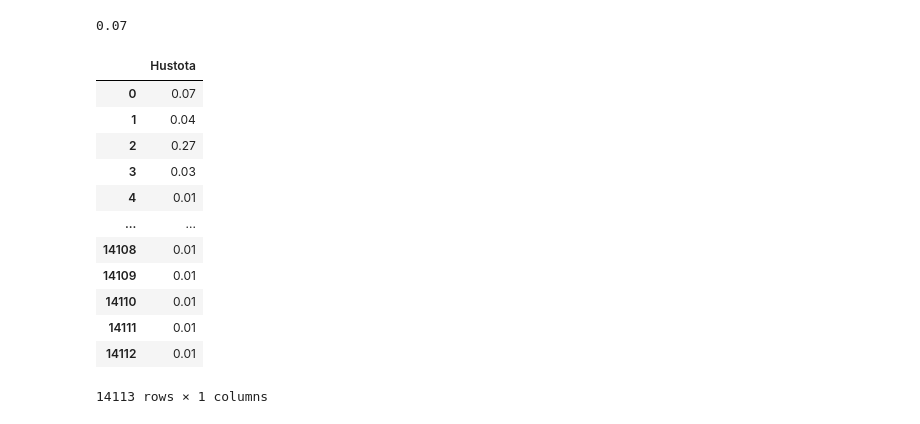
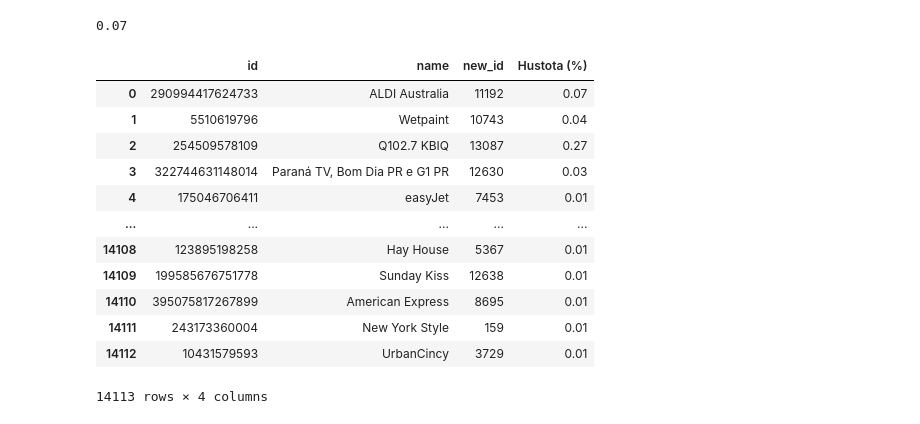
Before and after one commit to BoushiSeikatsu/MAS, a Jupyter notebook: Projekt/Main.ipynb, the cells around one changed output. Saved outputs shown, nothing was run; the diff lists cells and outputs as text; code cells hidden in the pictures.

```diff
--- a/Projekt/Main.ipynb
+++ b/Projekt/Main.ipynb
@@ -75,18 +75,22 @@ pr.getDensity(adjacencyList[0], numberOfNodes)
 # %% [output]
 0.07
 # %%
-pr.getDensityForAll(adjacencyList)
+density = pr.getDensityForAll(adjacencyList)
-# %% [output]
-|  | Hustota |
-| 0 | 0.07 |
-| 1 | 0.04 |
-| 2 | 0.27 |
-| 3 | 0.03 |
-| 4 | 0.01 |
-| ... | ... |
-| 14108 | 0.01 |
-| 14109 | 0.01 |
-| 14110 | 0.01 |
-| 14111 | 0.01 |
-| 14112 | 0.01 |
-14113 rows × 1 columns
+# %%
+dfNodes["Hustota (%)"] = density["Hustota (%)"]
+# %%
+dfNodes
+# %% [output]
+|  | id | name | new_id | Hustota (%) |
+| 0 | 290994417624733 | ALDI Australia | 11192 | 0.07 |
+| 1 | 5510619796 | Wetpaint | 10743 | 0.04 |
+| 2 | 254509578109 | Q102.7 KBIQ | 13087 | 0.27 |
+| 3 | 322744631148014 | Paraná TV, Bom Dia PR e G1 PR | 12630 | 0.03 |
+| 4 | 175046706411 | easyJet | 7453 | 0.01 |
+| ... | ... | ... | ... | ... |
+| 14108 | 123895198258 | Hay House | 5367 | 0.01 |
+| 14109 | 199585676751778 | Sunday Kiss | 12638 | 0.01 |
+| 14110 | 395075817267899 | American Express | 8695 | 0.01 |
+| 14111 | 243173360004 | New York Style | 159 | 0.01 |
+| 14112 | 10431579593 | UrbanCincy | 3729 | 0.01 |
+14113 rows × 4 columns
```
Also changed, not shown: 1 other file.
